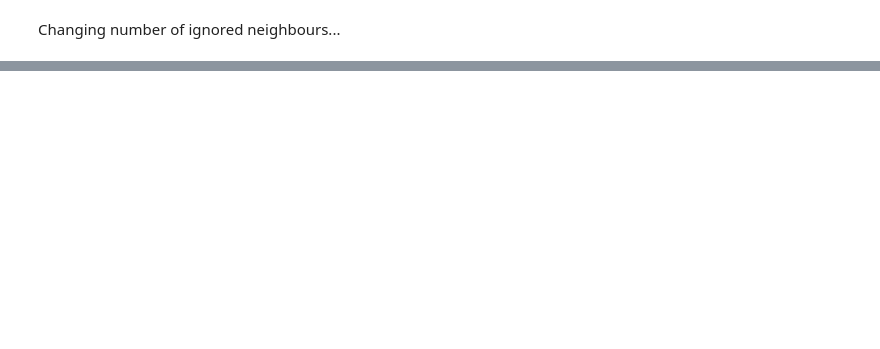
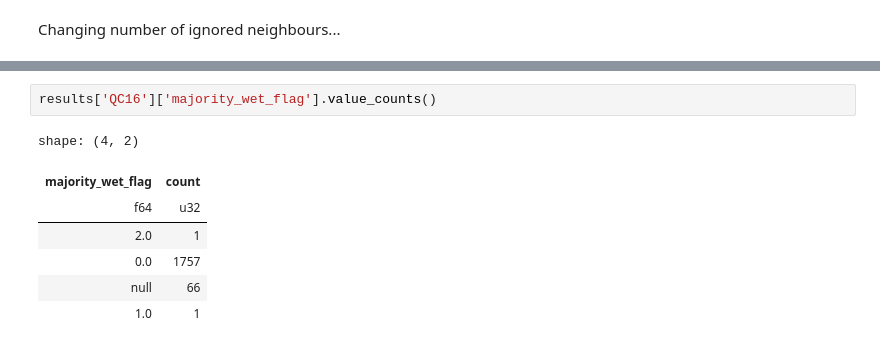
Before and after one commit to Thomasjkeel/RainfallQC-notebooks, a Jupyter notebook: notebooks/demo/rainfallQC_demo.ipynb, the cells around one changed output, grey strips where cells are left out. Drawn from its saved outputs; the diff is of its cells as text; blank space fills up the shorter version.

```diff
--- a/notebooks/demo/rainfallQC_demo.ipynb
+++ b/notebooks/demo/rainfallQC_demo.ipynb
@@ -560,0 +636,10 @@ Like intense-qc
+# %%
+results['QC16']['majority_wet_flag'].value_counts()
+# %% [output]
+shape: (4, 2)
+| majority_wet_flag | count |
+| f64 | u32 |
+| 2.0 | 1 |
+| 0.0 | 1757 |
+| null | 66 |
+| 1.0 | 1 |
```
Also changed, not shown: parts of 20 cells of this notebook.
